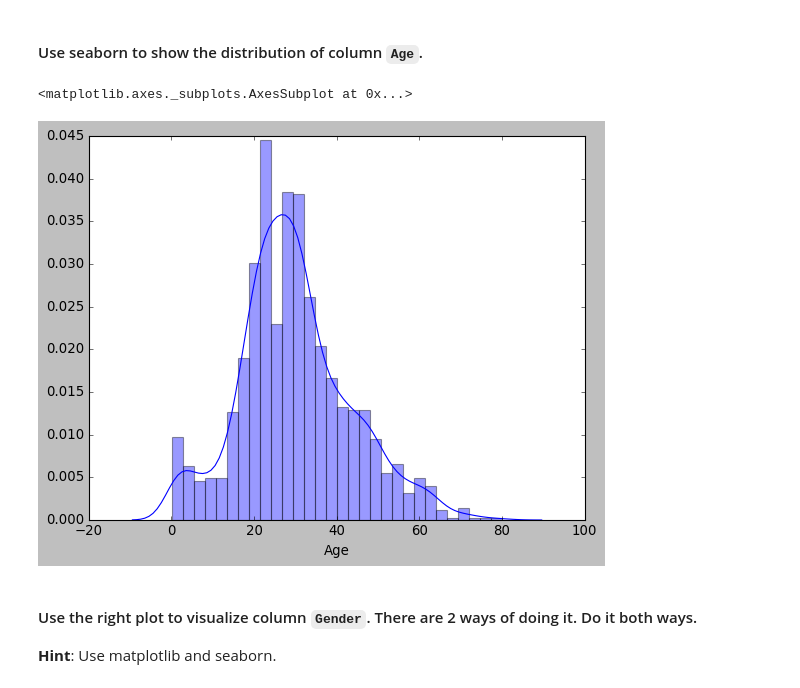
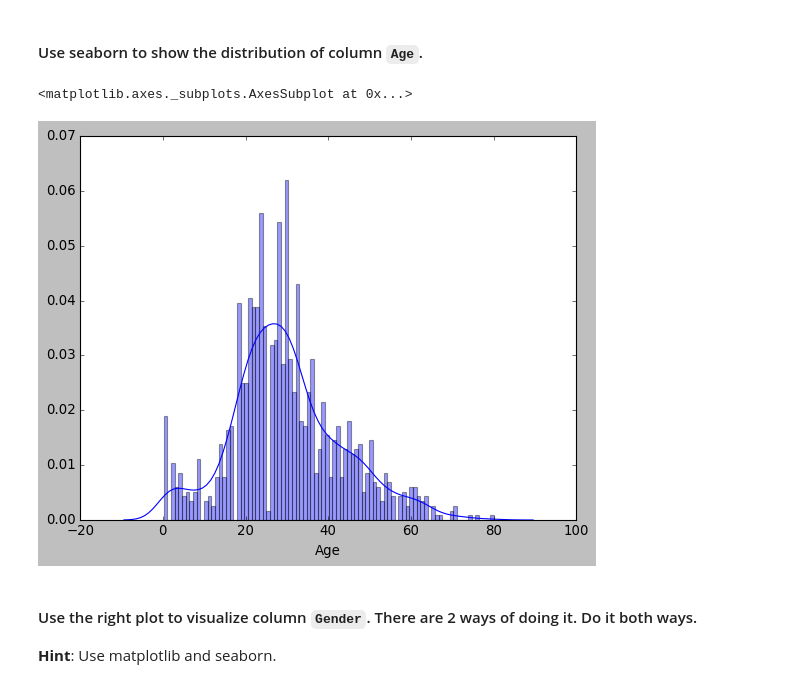
Before and after one commit to Adonis232/dataptmad0420, a Jupyter notebook: module-2/matplotlib-seaborn/your-code/main.ipynb, the cells around one changed output. Cells and saved outputs as stored; diff of their text form; code cells hidden in the pictures.

```diff
--- a/module-2/matplotlib-seaborn/your-code/main.ipynb
+++ b/module-2/matplotlib-seaborn/your-code/main.ipynb
@@ -313,10 +315,10 @@ only see that the most affect int this tragedy were around 28/32.
 #### Use seaborn to show the distribution of column `Age`.
 # %%
 # your code here
-sns.distplot(titanic['Age'],bins=30)
+sns.distplot(titanic['Age'],bins=90)
 # %% [output]
 <matplotlib.axes._subplots.AxesSubplot at 0x...>
-[figure, old version]
+[figure, new version]
 # %% [markdown]
 #### Use the right plot to visualize column `Gender`. There are 2 ways of doing it. Do it both ways.
 **Hint**: Use matplotlib and seaborn.
```
Also changed, not shown: parts of 4 cells of this notebook.
